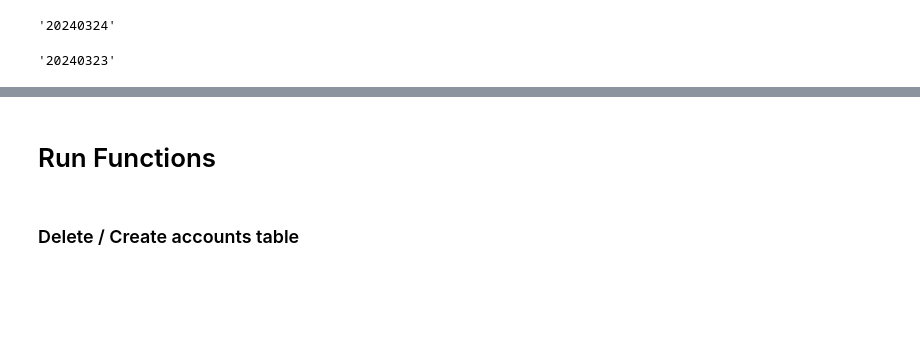
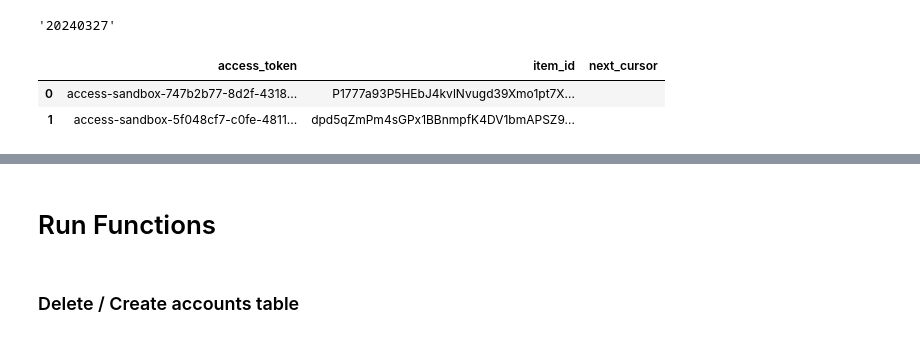
Before and after one commit to zcox10/personal_finance, a Jupyter notebook: notebooks/hello_world_notebook.ipynb, the cells around one changed output, grey strips where cells are left out. Cells and saved outputs as stored; diff of their text form; code cells hidden in the pictures; blank space fills up the shorter version.

```diff
--- a/notebooks/hello_world_notebook.ipynb
+++ b/notebooks/hello_world_notebook.ipynb
@@ -29,6 +36,8 @@ PLAID_HOST = plaid.Environment.Sandbox
 # %%
 # Assuming bq_utils_instance is already defined
 # bq_client_init = bigquery.Client.from_service_account_json('path/to/your/service_account_key.json')
-bq_client_init = bigquery.Client()
+bq_client = bigquery.Client()
+bq = BqUtils(bq_client=bq_client)
 
-bq_ = BqUtils(bq_client=bq_client_init)
+# Instantiate PlaidUtils with Plaid API credentials
+plaid = PlaidUtils(bq_client, client_id=PLAID_CLIENT_ID, client_secret=PLAID_SECRET, host=PLAID_HOST)
@@ -38,4 +44,4 @@ plaid_ = PlaidUtils(bq_, client_id=PLAID_CLIENT_ID, client_secret=PLAID_SECRET,
 # %%
-bq_.get_partition_date()
+bq.get_partition_date()
 # %% [output]
-'20240324'
+'20240327'
@@ -42,3 +58,10 @@ bq_.get_partition_date()
 # %%
+cursors_df = plaid.get_latest_cursors(dataset_id="personal_finance", table_prefix="account_cursors_")
-# %% [output]
-'20240323'
+# %%
+chase_access_token = "access-sandbox-747b2b77-8d2f-4318-9c44-635e3fc4575d"
+chase_df = cursors_df[cursors_df["access_token"] == chase_access_token]
+cursors_df
+# %% [output]
+|  | access_token | item_id | next_cursor |
+| 0 | access-sandbox-747b2b77-8d2f-4318... | P1777a93P5HEbJ4kvlNvugd39Xmo1pt7X... |  |
+| 1 | access-sandbox-5f048cf7-c0fe-4811... | dpd5qZmPm4sGPx1BBnmpfK4DV1bmAPSZ9... |  |
```
Also changed, not shown: parts of 14 cells of this notebook, 9 other files.
